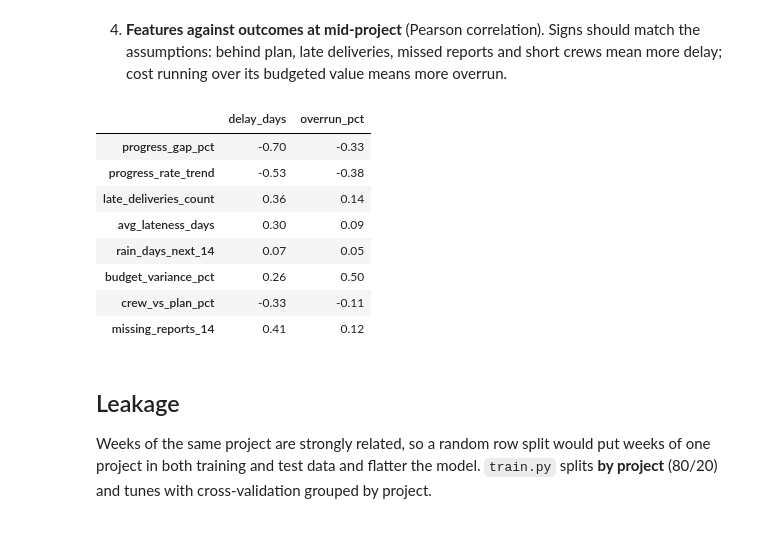
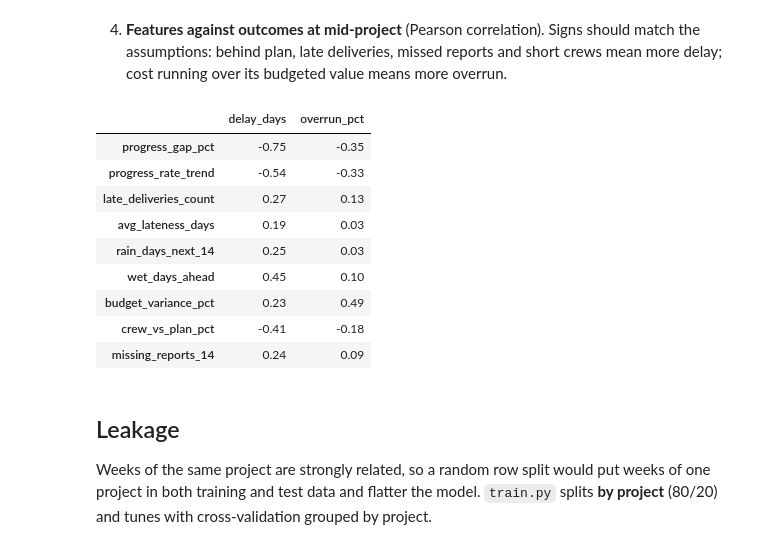
Before and after one commit to whoispasindu/SiteSense, a Jupyter notebook: ml/notebooks/01_explore.ipynb, the cells around one changed output. Drawn from its saved outputs; the diff is of its cells as text; code cells hidden in the pictures.

```diff
--- a/ml/notebooks/01_explore.ipynb
+++ b/ml/notebooks/01_explore.ipynb
@@ -91,19 +91,20 @@ correlation -0.74
 # %% [markdown]
 4. **Features against outcomes at mid-project** (Pearson correlation). Signs should match the assumptions: behind plan, late deliveries, missed reports and short crews mean more delay; cost running over its budgeted value means more overrun.
 # %%
-features = ['progress_gap_pct', 'progress_rate_trend', 'late_deliveries_count', 'avg_lateness_days', 'rain_days_next_14', 'budget_variance_pct', 'crew_vs_plan_pct', 'missing_reports_14']
+features = ['progress_gap_pct', 'progress_rate_trend', 'late_deliveries_count', 'avg_lateness_days', 'rain_days_next_14', 'wet_days_ahead', 'budget_variance_pct', 'crew_vs_plan_pct', 'missing_reports_14']
 targets = mid[features].join(projects[['delay_days', 'overrun_pct']])
 targets.corr().loc[features, ['delay_days', 'overrun_pct']].round(2)
 # %% [output]
 |  | delay_days | overrun_pct |
-| progress_gap_pct | -0.70 | -0.33 |
-| progress_rate_trend | -0.53 | -0.38 |
-| late_deliveries_count | 0.36 | 0.14 |
-| avg_lateness_days | 0.30 | 0.09 |
-| rain_days_next_14 | 0.07 | 0.05 |
-| budget_variance_pct | 0.26 | 0.50 |
-| crew_vs_plan_pct | -0.33 | -0.11 |
-| missing_reports_14 | 0.41 | 0.12 |
+| progress_gap_pct | -0.75 | -0.35 |
+| progress_rate_trend | -0.54 | -0.33 |
+| late_deliveries_count | 0.27 | 0.13 |
+| avg_lateness_days | 0.19 | 0.03 |
+| rain_days_next_14 | 0.25 | 0.03 |
+| wet_days_ahead | 0.45 | 0.10 |
+| budget_variance_pct | 0.23 | 0.49 |
+| crew_vs_plan_pct | -0.41 | -0.18 |
+| missing_reports_14 | 0.24 | 0.09 |
 # %% [markdown]
 ## Leakage
 
```
Also changed, not shown: parts of 12 cells of this notebook, 23 other files.
